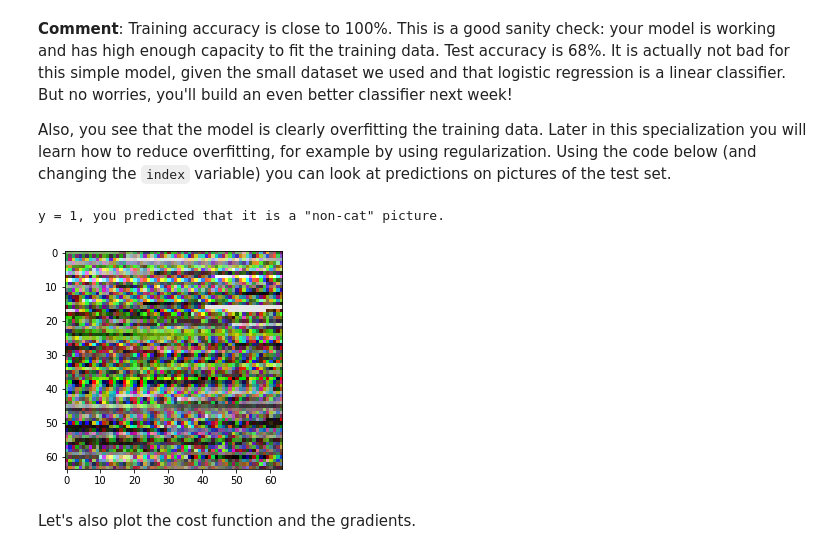
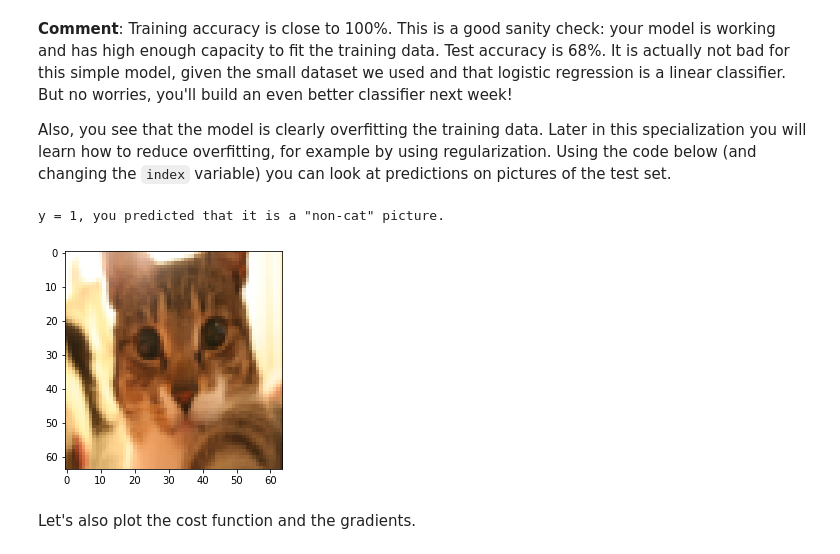
Before and after one commit to anhtuan23/coursera-deep-learning-specialization, a Jupyter notebook: C1 - Neural Networks and Deep Learning/Week 2/Logistic Regression as a Neural Network/Logistic_Regression_with_a_Neural_Network_mindset_v6a.ipynb, the cells around one changed output. Saved outputs shown, nothing was run; the diff lists cells and outputs as text; code cells hidden in the pictures.

```diff
--- a/C1 - Neural Networks and Deep Learning/Week 2/Logistic Regression as a Neural Network/Logistic_Regression_with_a_Neural_Network_mindset_v6a.ipynb
+++ b/C1 - Neural Networks and Deep Learning/Week 2/Logistic Regression as a Neural Network/Logistic_Regression_with_a_Neural_Network_mindset_v6a.ipynb
@@ -360,23 +365,22 @@ def propagate(w, b, X, Y):
 
     # FORWARD PROPAGATION (FROM X TO COST)
     ### START CODE HERE ### (≈ 2 lines of code)
-    A =              # compute activation
-    cost =  # compute cost
+    A = sigmoid(np.dot(w.T, X) + b)  # compute activation
+    cost = -(1 / m) * (Y * np.log(A) + (1 - Y) * np.log(1 - A)).sum()  # compute cost
     ### END CODE HERE ###
 
     # BACKWARD PROPAGATION (TO FIND GRAD)
     ### START CODE HERE ### (≈ 2 lines of code)
-    dw =
-    db =
+    dw = (1 / m) * np.dot(X, (A - Y).T)
+    db = (1 / m) * (A - Y).sum()
     ### END CODE HERE ###
 
-    assert(dw.shape == w.shape)
-    assert(db.dtype == float)
+    assert dw.shape == w.shape
+    assert db.dtype == float
     cost = np.squeeze(cost)
-    assert(cost.shape == ())
+    assert cost.shape == ()
 
-    grads = {"dw": dw,
-             "db": db}
+    grads = {"dw": dw, "db": db}
 
     return grads, cost
 # %%
@@ -450,7 +454,7 @@ def optimize(w, b, X, Y, num_iterations, learning_rate, print_cost = False):
 
         # Cost and gradient calculation (≈ 1-4 lines of code)
         ### START CODE HERE ###
-
+        grads, cost = propagate(w, b, X, Y)
         ### END CODE HERE ###
 
         # Retrieve derivatives from grads
@@ -459,7 +463,8 @@ def optimize(w, b, X, Y, num_iterations, learning_rate, print_cost = False):
 
         # update rule (≈ 2 lines of code)
         ### START CODE HERE ###
-
+        w -= learning_rate*dw
+        b -= learning_rate*db
         ### END CODE HERE ###
 
         # Record the costs
@@ -546,7 +551,7 @@ def predict(w, b, X):
 
     # Compute vector "A" predicting the probabilities of a cat being present in the picture
     ### START CODE HERE ### (≈ 1 line of code)
-    A =           # Dimentions = (1, m)
+    A =  sigmoid(np.dot(w.T, X + b))         # Dimensions = (1, m)
     ### END CODE HERE ###
 
     #### WORKING SOLUTION 1: USING IF ELSE ####
@@ -662,5 +668,5 @@ def model(X_train, Y_train, X_test, Y_test, num_iterations = 2000, learning_rate
 # %% [markdown]
 Run the following cell to train your model.
 # %%
-d = model(train_set_x, train_set_y, test_set_x, test_set_y, num_iterations = 2000, learning_rate = 0.005, print_cost = False)
+d = model(train_set_x, train_set_y, test_set_x, test_set_y, num_iterations = 2000, learning_rate = 0.005, print_cost = True)
 # %% [output]
@@ -692,12 +713,13 @@ test accuracy: 34.0 %
 Also, you see that the model is clearly overfitting the training data. Later in this specialization you will learn how to reduce overfitting, for example by using regularization. Using the code below (and changing the `index` variable) you can look at predictions on pictures of the test set.
 # %%
 # Example of a picture that was wrongly classified.
-index = 25
+index = 11
 plt.imshow(test_set_x[:,index].reshape((num_px, num_px, 3)))
-print ("y = " + str(test_set_y[0,index]) + ", you predicted that it is a \"" + classes[d["Y_prediction_test"][0,index]].decode("utf-8") +  "\" picture.")
+pred = d["Y_prediction_test"][0,index]
+print ("y = " + str(test_set_y[0,index]) + ", you predicted that it is a \"" + classes[round(pred)].decode("utf-8") +  "\" picture.")
 # %% [output]
 y = 1, you predicted that it is a "non-cat" picture.
-[figure, old version]
+[figure, new version]
 # %% [markdown]
 Let's also plot the cost function and the gradients.
 # %%
```
Also changed, not shown: parts of 11 cells of this notebook, 2 other files.
